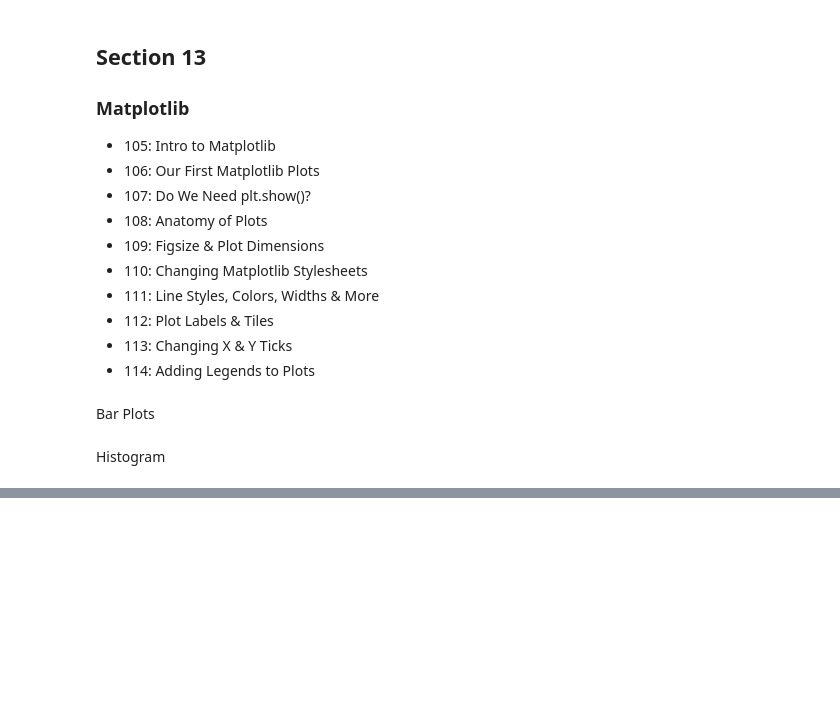
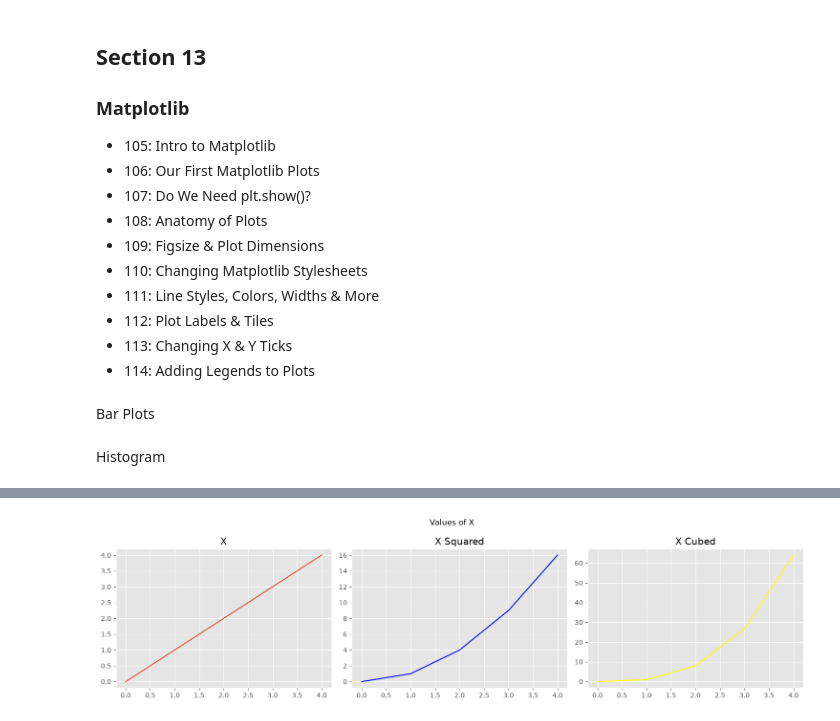
Before and after one commit to fernanda-schmidt/python-data-analysis-visualization, a Jupyter notebook: notebooks/section13.ipynb, the cells around one changed output, grey strips where cells are left out. Saved outputs shown, nothing was run; the diff lists cells and outputs as text; code cells hidden in the pictures; blank space fills up the shorter version.

```diff
--- a/notebooks/section13.ipynb
+++ b/notebooks/section13.ipynb
@@ -193,0 +188,19 @@ plt.pie(prices, labels=labels, autopct='%1.2f%%', explode=(0,0,0.1,0))
+# %%
+nums= np.arange(5)
+plt.figure(figsize=(15,4))
+plt.suptitle('Values of X')
+
+plt.subplot(1,3,1)
+plt.plot(nums, nums)
+plt.title('X')
+
+plt.subplot(1,3,2)
+plt.plot(nums, nums**2, color='blue')
+plt.title('X Squared')
+
+plt.subplot(1,3,3)
+plt.plot(nums, nums**3, color='yellow')
+plt.title('X Cubed')
+plt.tight_layout()
+# %% [output]
+[figure, added]
```
Also changed, not shown: parts of 5 cells of this notebook.
